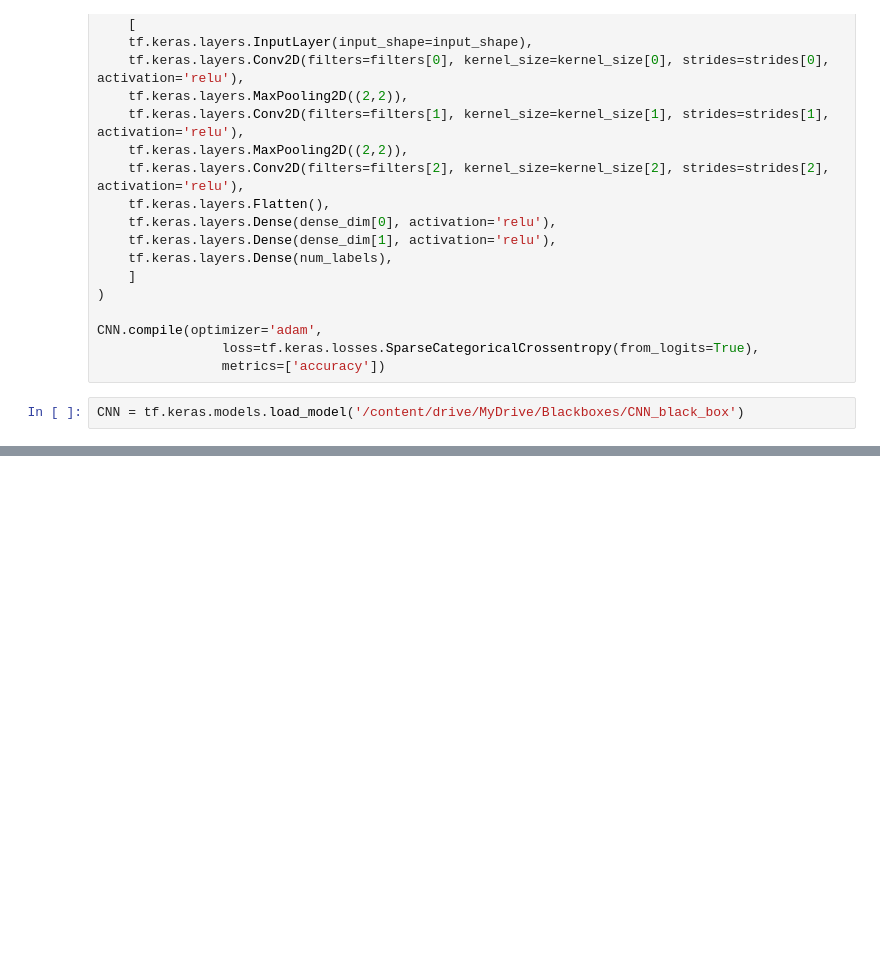
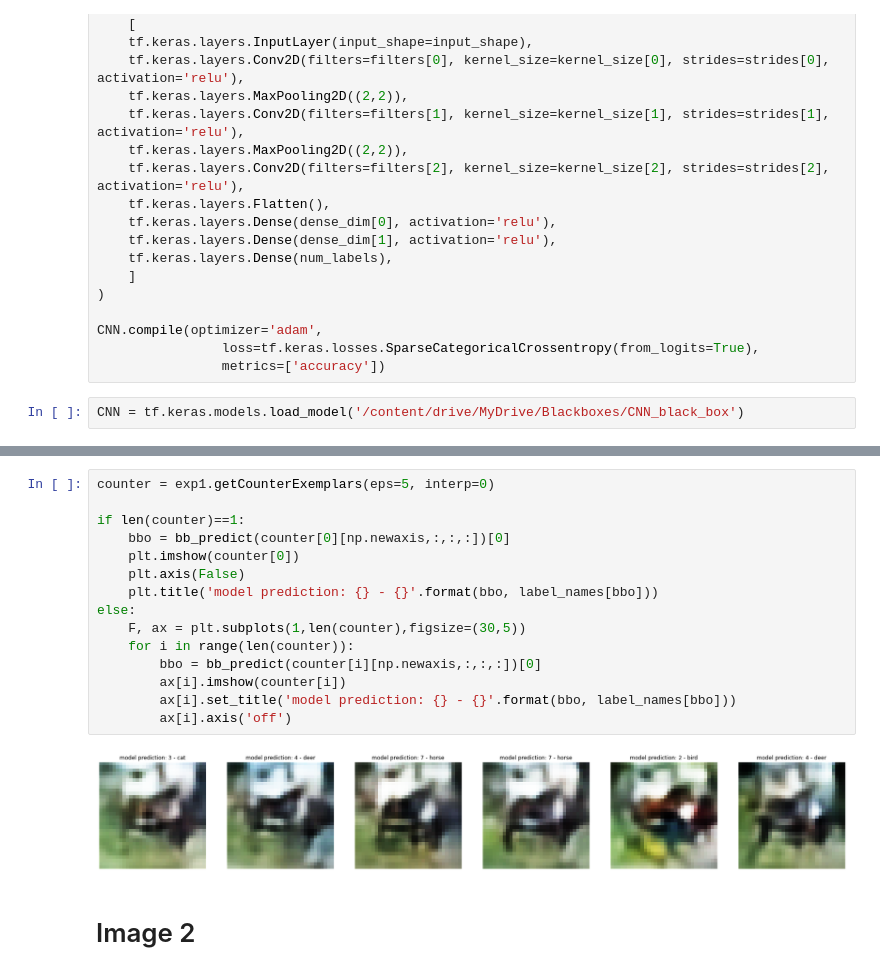
Before and after one commit to AlexThirty/XAI_project, a Jupyter notebook: ABELE_Cifar10.ipynb, the cells around one changed output, grey strips where cells are left out. Cells and saved outputs as stored; diff of their text form; blank space fills up the shorter version.

```diff
--- a/ABELE_Cifar10.ipynb
+++ b/ABELE_Cifar10.ipynb
@@ -585,0 +514,19 @@ for i in range(len(counter)):
+# %%
+counter = exp1.getCounterExemplars(eps=5, interp=0)
+
+if len(counter)==1:
+    bbo = bb_predict(counter[0][np.newaxis,:,:,:])[0]
+    plt.imshow(counter[0])
+    plt.axis(False)
+    plt.title('model prediction: {} - {}'.format(bbo, label_names[bbo]))
+else:
+    F, ax = plt.subplots(1,len(counter),figsize=(30,5))
+    for i in range(len(counter)):
+        bbo = bb_predict(counter[i][np.newaxis,:,:,:])[0]
+        ax[i].imshow(counter[i])
+        ax[i].set_title('model prediction: {} - {}'.format(bbo, label_names[bbo]))
+        ax[i].axis('off')
+# %% [output]
+[figure, added]
+# %% [markdown]
+# Image 2
```
Also changed, not shown: parts of 64 cells of this notebook, 2 other files.
